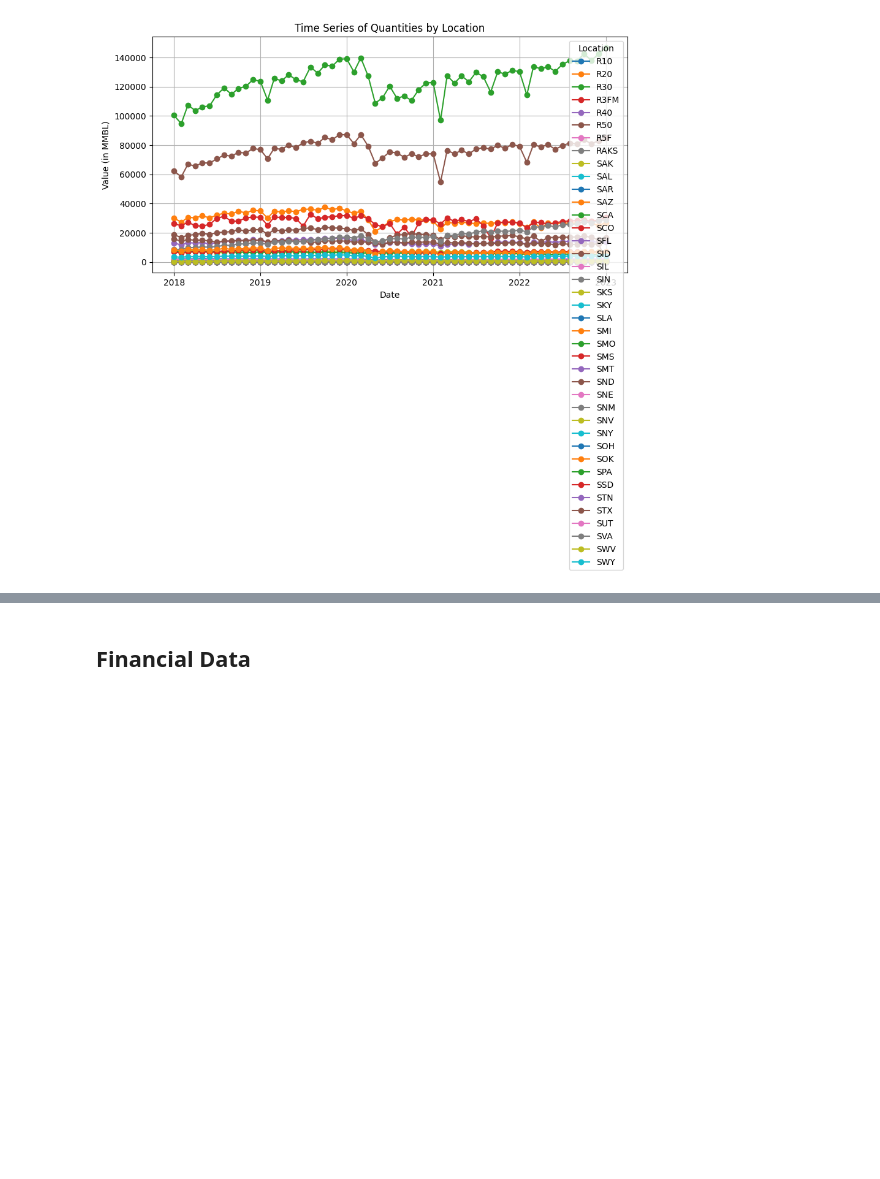
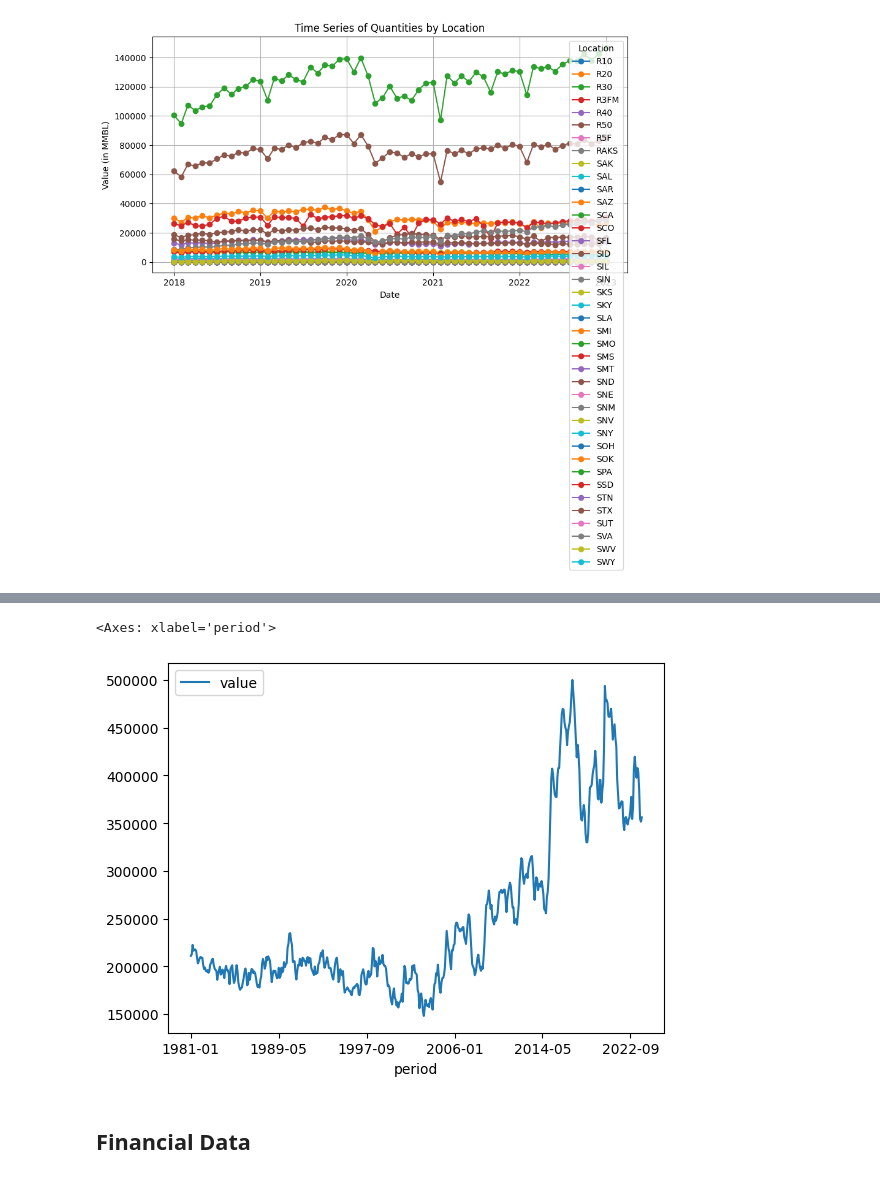
Before and after one commit to pankajti/qtw, a Jupyter notebook: Risk_GWP1.ipynb, the cells around one changed output, grey strips where cells are left out. Saved outputs shown, nothing was run; the diff lists cells and outputs as text; code cells hidden in the pictures; blank space fills up the shorter version.

```diff
--- a/Risk_GWP1.ipynb
+++ b/Risk_GWP1.ipynb
@@ -176,5 +270,6 @@ plt.show()
 # %%
-stock_data_url = r'https://api.eia.gov/v2/petroleum/stoc/cu/data/?frequency=monthly&data[0]=value&facets[product][]=EPC0&sort[0][column]=period&sort[0][direction]=desc&offset=0&length=5000&api_key={}'.format(eia_key)
+stock_data_url = r'https://api.eia.gov/v2/petroleum/stoc/cu/data/?frequency=monthly&data[0]=value&facets[product][]=EPC0&sort[0][column]=period&sort[0][direction]=desc&offset=0&length=5000&api_key={}'.format(api_key)
 stock_data= requests.get(stock_data_url)
 stock_data_df = pd.DataFrame(stock_data.json()['response']['data'])
-stock_data_df.head()
+#stock_data_df.head()
+stock_data_df_shrt = stock_data_df[['period','duoarea','area-name','series','value']]
@@ -188,3 +293,8 @@ stock_data_df.head()
+# %%
+stock_data_df_shrt.groupby('period').sum().plot()
+# %% [output]
+<Axes: xlabel='period'>
+[figure, added]
 # %% [markdown]
 ## Financial Data
 # %%
```
Also changed, not shown: parts of 18 cells of this notebook.
